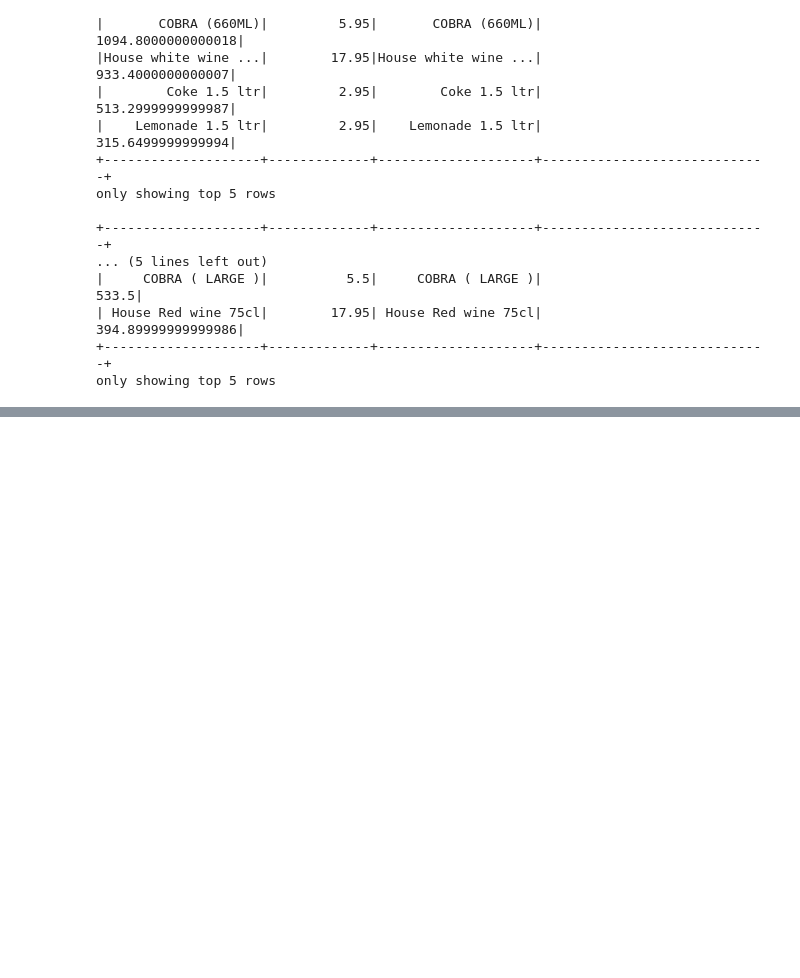
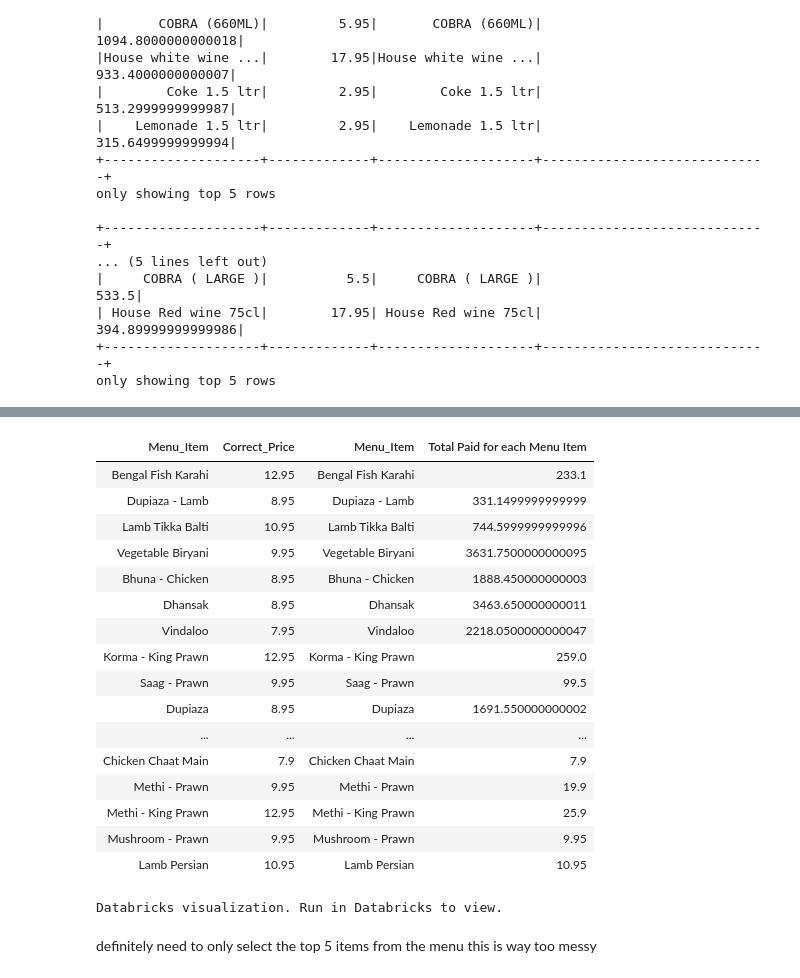
Before and after one commit to spartakill/SpartaRepo, a Jupyter notebook: Killian Hughes - PySpark Mini Project 19_09_23.ipynb, the cells around one changed output, grey strips where cells are left out. Saved outputs shown, nothing was run; the diff lists cells and outputs as text; code cells hidden in the pictures; blank space fills up the shorter version.

```diff
--- a/Killian Hughes - PySpark Mini Project 19_09_23.ipynb
+++ b/Killian Hughes - PySpark Mini Project 19_09_23.ipynb
@@ -629,0 +630,23 @@ AttributeError: 'DataFrame' object has no attribute 'show'
+# %%
+display(mains_restaurant_1_joined)
+# %% [output]
+| Menu_Item | Correct_Price | Menu_Item | Total Paid for each Menu Item |
+| Bengal Fish Karahi | 12.95 | Bengal Fish Karahi | 233.1 |
+| Dupiaza - Lamb | 8.95 | Dupiaza - Lamb | 331.1499999999999 |
+| Lamb Tikka Balti | 10.95 | Lamb Tikka Balti | 744.5999999999996 |
+| Vegetable Biryani | 9.95 | Vegetable Biryani | 3631.7500000000095 |
+| Bhuna - Chicken | 8.95 | Bhuna - Chicken | 1888.450000000003 |
+| Dhansak | 8.95 | Dhansak | 3463.650000000011 |
+| Vindaloo | 7.95 | Vindaloo | 2218.0500000000047 |
+| Korma - King Prawn | 12.95 | Korma - King Prawn | 259.0 |
+| Saag - Prawn | 9.95 | Saag - Prawn | 99.5 |
+| Dupiaza | 8.95 | Dupiaza | 1691.550000000002 |
+| ... | ... | ... | ... |
+| Chicken Chaat Main | 7.9 | Chicken Chaat Main | 7.9 |
+| Methi - Prawn | 9.95 | Methi - Prawn | 19.9 |
+| Methi - King Prawn | 12.95 | Methi - King Prawn | 25.9 |
+| Mushroom - Prawn | 9.95 | Mushroom - Prawn | 9.95 |
+| Lamb Persian | 10.95 | Lamb Persian | 10.95 |
+Databricks visualization. Run in Databricks to view.
+# %% [markdown]
+definitely need to only select the top 5 items from the menu this is way too messy
```
Also changed, not shown: parts of 8 cells of this notebook.
